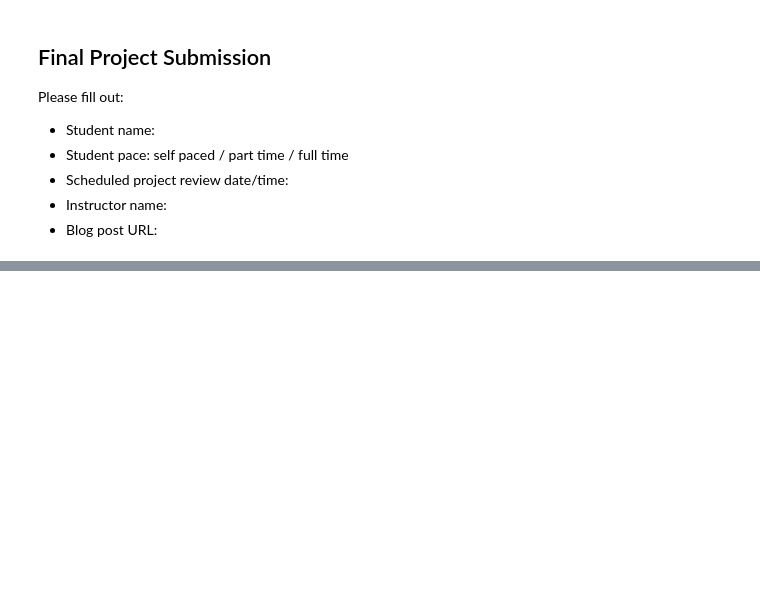
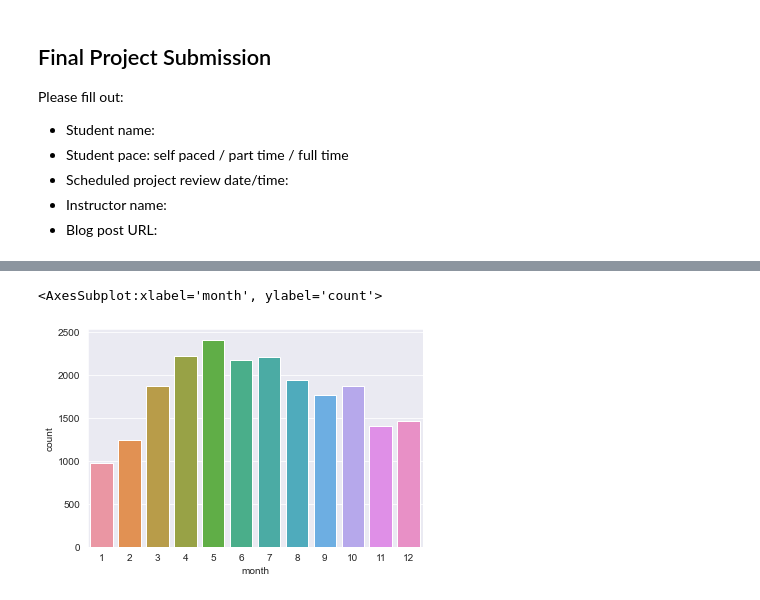
Before and after one commit to Milenaafeworki/house_sale_model, a Jupyter notebook: notebook.ipynb, the cells around one changed output, grey strips where cells are left out. Drawn from its saved outputs; the diff is of its cells as text; code cells hidden in the pictures; blank space fills up the shorter version.

```diff
--- a/notebook.ipynb
+++ b/notebook.ipynb
@@ -33,0 +112,2 @@ df.head()
+# %%
+df['month'] = pd.to_datetime(df['date']).dt.month
@@ -33,0 +134,5 @@ df.head()
+# %%
+sns.countplot(x = "month", data = df)
+# %% [output]
+<AxesSubplot:xlabel='month', ylabel='count'>
+[figure, added]
```
Also changed, not shown: parts of 75 cells of this notebook.
